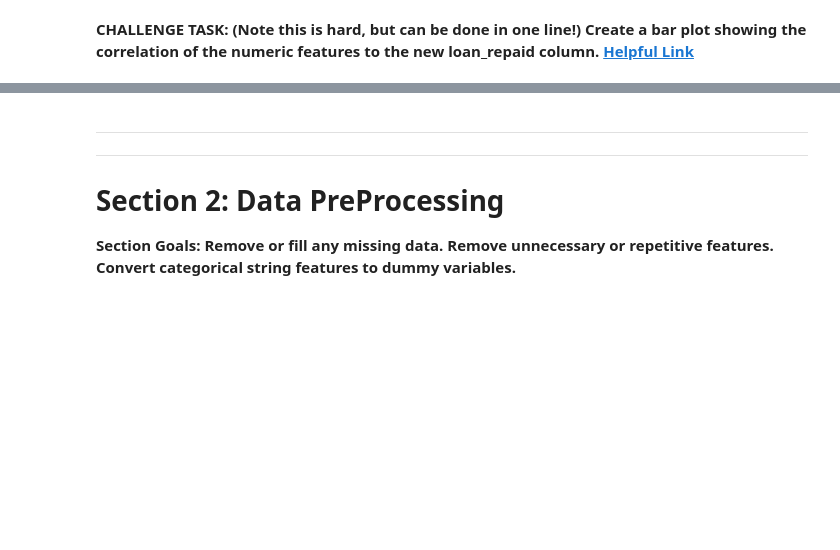
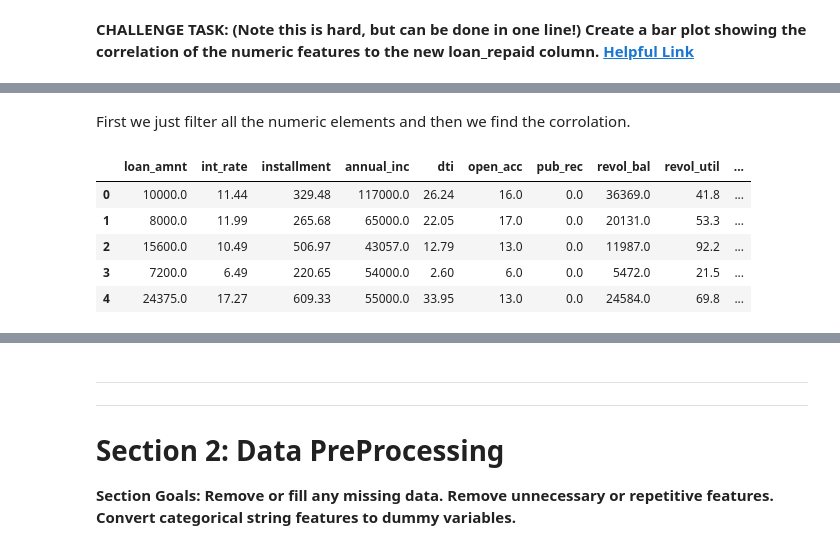
Before and after one commit to Ali-mohammadi-design/TensorFlow, a Jupyter notebook: Tensorflow_Comprehensive_Project_Lending_home_data_Exercise.ipynb, the cells around one changed output, grey strips where cells are left out. Cells and saved outputs as stored; diff of their text form; code cells hidden in the pictures; blank space fills up the shorter version.

```diff
--- a/Tensorflow_Comprehensive_Project_Lending_home_data_Exercise.ipynb
+++ b/Tensorflow_Comprehensive_Project_Lending_home_data_Exercise.ipynb
@@ -490,7 +490,3 @@ sns.countplot(data=a, x='sub_grade', hue='loan_status')
 [figure]
 # %% [markdown]
 **TASK: Create a new column called 'loan_repaid' which will contain a 1 if the loan status was "Fully Paid" and a 0 if it was "Charged Off".**
-# %%
-# CODE HERE
-if(df['loan_status']=='Fully Paid'):
-  df['loan_status']=1
@@ -498,0 +493,5 @@ ValueError: The truth value of a Series is ambiguous. Use a.empty, a.bool(), a.i
+# %%
+# CODE HERE
+my_map={'Fully Paid':1 , 'Charged Off':0}
+df['loan_repaid']=df['loan_status'].map(my_map)
+df[['loan_repaid','loan_status']].head(20)
@@ -524,0 +536,16 @@ array(['Fully Paid', 'Charged Off'], dtype=object)
+# %% [markdown]
+First we just filter all the numeric elements and then we find the corrolation.
+# %%
+#CODE HERE
+numerics = ['int16', 'int32', 'int64', 'float16', 'float32', 'float64']
+
+newdf = df.select_dtypes(include=numerics)
+
+newdf.head()
+# %% [output]
+|  | loan_amnt | int_rate | installment | annual_inc | dti | open_acc | pub_rec | revol_bal | revol_util | ... |
+| 0 | 10000.0 | 11.44 | 329.48 | 117000.0 | 26.24 | 16.0 | 0.0 | 36369.0 | 41.8 | ... |
+| 1 | 8000.0 | 11.99 | 265.68 | 65000.0 | 22.05 | 17.0 | 0.0 | 20131.0 | 53.3 | ... |
+| 2 | 15600.0 | 10.49 | 506.97 | 43057.0 | 12.79 | 13.0 | 0.0 | 11987.0 | 92.2 | ... |
+| 3 | 7200.0 | 6.49 | 220.65 | 54000.0 | 2.60 | 6.0 | 0.0 | 5472.0 | 21.5 | ... |
+| 4 | 24375.0 | 17.27 | 609.33 | 55000.0 | 33.95 | 13.0 | 0.0 | 24584.0 | 69.8 | ... |
```
Also changed, not shown: parts of 6 cells of this notebook.
